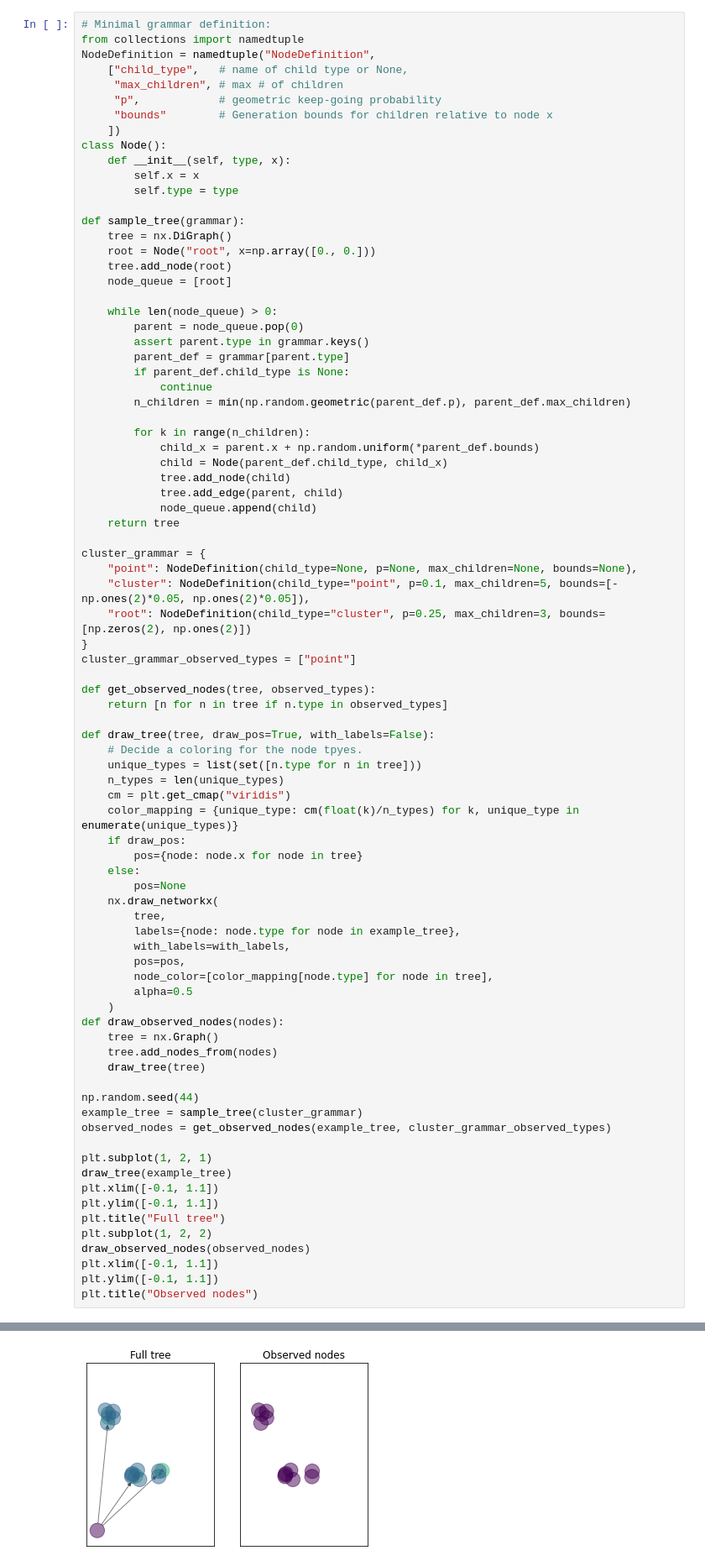
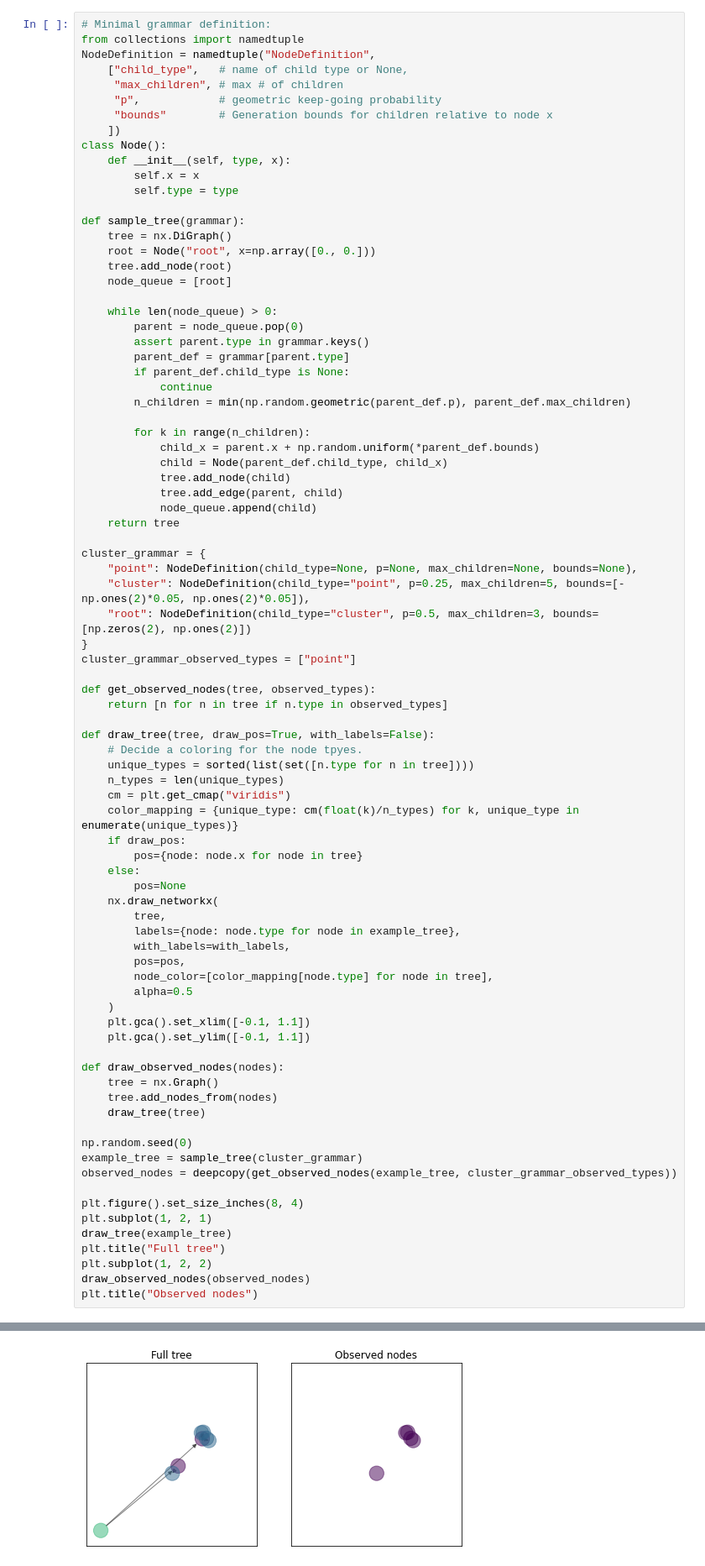
Before and after one commit to gizatt/spatial_scene_grammars, a Jupyter notebook: sandbox/mi_scene_parsing.ipynb, the cells around one changed output, grey strips where cells are left out. Shown at 84% size. Saved outputs shown, nothing was run; the diff lists cells and outputs as text.

```diff
--- a/sandbox/mi_scene_parsing.ipynb
+++ b/sandbox/mi_scene_parsing.ipynb
@@ -62,8 +67,8 @@ def sample_tree(grammar):
 
 cluster_grammar = {
     "point": NodeDefinition(child_type=None, p=None, max_children=None, bounds=None),
-    "cluster": NodeDefinition(child_type="point", p=0.1, max_children=5, bounds=[-np.ones(2)*0.05, np.ones(2)*0.05]),
-    "root": NodeDefinition(child_type="cluster", p=0.25, max_children=3, bounds=[np.zeros(2), np.ones(2)])
+    "cluster": NodeDefinition(child_type="point", p=0.25, max_children=5, bounds=[-np.ones(2)*0.05, np.ones(2)*0.05]),
+    "root": NodeDefinition(child_type="cluster", p=0.5, max_children=3, bounds=[np.zeros(2), np.ones(2)])
 }
 cluster_grammar_observed_types = ["point"]
 
@@ -72,44 +77,44 @@ def get_observed_nodes(tree, observed_types):
 
 def draw_tree(tree, draw_pos=True, with_labels=False):
     # Decide a coloring for the node tpyes.
-    unique_types = list(set([n.type for n in tree]))
+    unique_types = sorted(list(set([n.type for n in tree])))
     n_types = len(unique_types)
     cm = plt.get_cmap("viridis")
     color_mapping = {unique_type: cm(float(k)/n_types) for k, unique_type in enumerate(unique_types)}
     if draw_pos:
         pos={node: node.x for node in tree}
     else:
         pos=None
     nx.draw_networkx(
         tree,
         labels={node: node.type for node in example_tree},
         with_labels=with_labels,
         pos=pos,
         node_color=[color_mapping[node.type] for node in tree],
         alpha=0.5
     )
+    plt.gca().set_xlim([-0.1, 1.1])
+    plt.gca().set_ylim([-0.1, 1.1])
+
 def draw_observed_nodes(nodes):
     tree = nx.Graph()
     tree.add_nodes_from(nodes)
     draw_tree(tree)
 
-np.random.seed(44)
+np.random.seed(0)
 example_tree = sample_tree(cluster_grammar)
-observed_nodes = get_observed_nodes(example_tree, cluster_grammar_observed_types)
+observed_nodes = deepcopy(get_observed_nodes(example_tree, cluster_grammar_observed_types))
 
+plt.figure().set_size_inches(8, 4)
 plt.subplot(1, 2, 1)
 draw_tree(example_tree)
-plt.xlim([-0.1, 1.1])
-plt.ylim([-0.1, 1.1])
 plt.title("Full tree")
 plt.subplot(1, 2, 2)
 draw_observed_nodes(observed_nodes)
-plt.xlim([-0.1, 1.1])
-plt.ylim([-0.1, 1.1])
 plt.title("Observed nodes")
 # %% [output]
 Text(0.5, 1.0, 'Observed nodes')
-[figure, old version]
+[figure, new version]
 # %% [markdown]
 Mixed integer parsing strategy:
 - Build the "super tree" of node types in the grammar: the scene tree (of types) that would result if every possible child node was produced.
```
Also changed, not shown: parts of 6 cells of this notebook.
